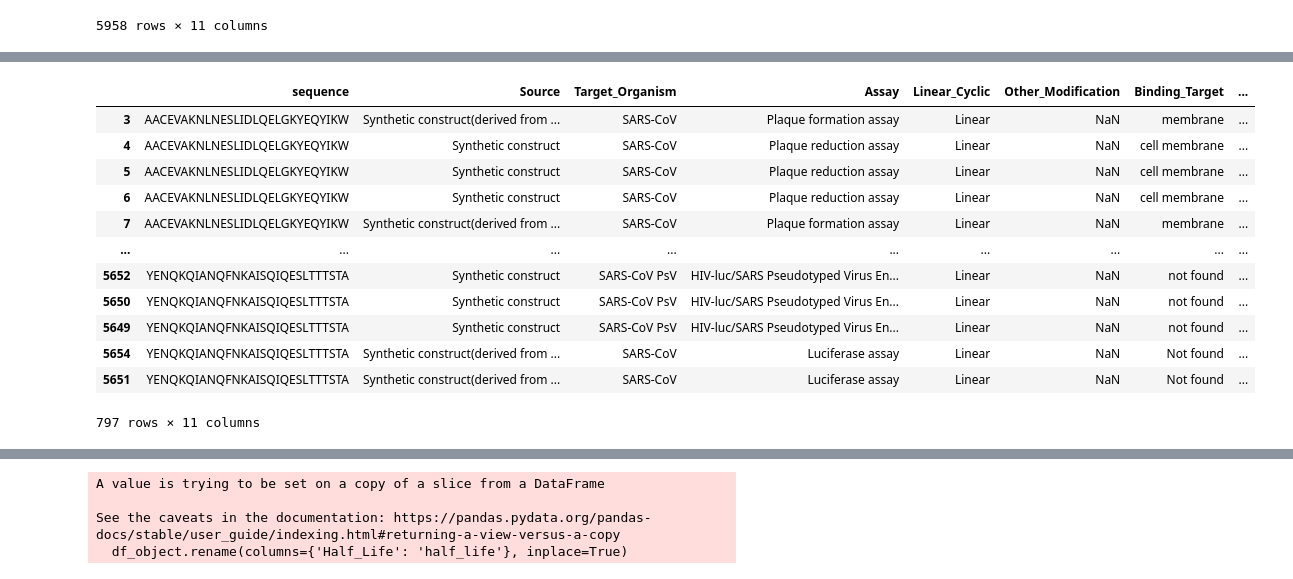
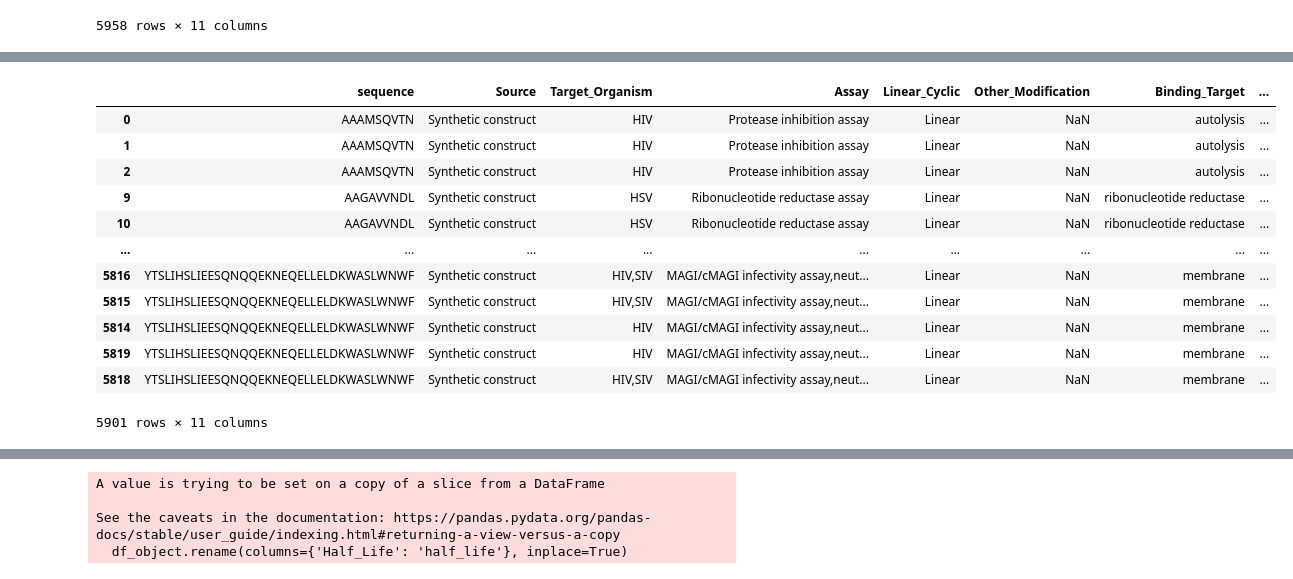
Before and after one commit to Jmartingar/Half-Life_Code, a Jupyter notebook: Antiviral/2.transform_mod.ipynb, the cells around one changed output, grey strips where cells are left out. Saved outputs shown, nothing was run; the diff lists cells and outputs as text; code cells hidden in the pictures.

```diff
--- a/Antiviral/2.transform_mod.ipynb
+++ b/Antiviral/2.transform_mod.ipynb
@@ -72,6 +72,6 @@ df_data_duplicated
 # %%
 #separacion de datos duplicados que tengan la misma secuencia, modificaciones y half_life_seconds (de esto solo se guarda una copia)
-df_data_duplicated_2=(df2[df2.duplicated(subset=['sequence', 'modifications', 'Half_Life'], keep=False)]).sort_values(by='sequence')
+df_data_duplicated_2=(df2[df2.duplicated(subset=['sequence', 'Half_Life', 'experimental_characteristics'], keep=False)]).sort_values(by='sequence')
 df_data_duplicated_2
 # %% [output]
 |  | sequence | Source | Target_Organism | Assay | Linear_Cyclic | Other_Modification | Binding_Target | ... |
@@ -90,24 +90,24 @@ df_data_duplicated_2
 # %%
 #separacion de datos no duplicados
-df_not_duplicated=(df2[~df2.duplicated(subset=['sequence', 'modifications'], keep=False)]).sort_values(by='sequence')
+df_not_duplicated=(df2[~df2.duplicated(subset=['sequence', 'experimental_characteristics'], keep=False)]).sort_values(by='sequence')
 #se concatenan los datos no duplicados con los datos duplicados pero que se mantiene una copia
 #Como quito los datos duplicados que tiene casi todo igual
 df_not_duplicated=pd.concat([df_not_duplicated, df_data_duplicated_2])
 df_not_duplicated
 # %% [output]
 |  | sequence | Source | Target_Organism | Assay | Linear_Cyclic | Other_Modification | Binding_Target | ... |
-| 3 | AACEVAKNLNESLIDLQELGKYEQYIKW | Synthetic construct(derived from ... | SARS-CoV | Plaque formation assay | Linear | NaN | membrane | ... |
-| 4 | AACEVAKNLNESLIDLQELGKYEQYIKW | Synthetic construct | SARS-CoV | Plaque reduction assay | Linear | NaN | cell membrane | ... |
-| 5 | AACEVAKNLNESLIDLQELGKYEQYIKW | Synthetic construct | SARS-CoV | Plaque reduction assay | Linear | NaN | cell membrane | ... |
-| 6 | AACEVAKNLNESLIDLQELGKYEQYIKW | Synthetic construct | SARS-CoV | Plaque reduction assay | Linear | NaN | cell membrane | ... |
-| 7 | AACEVAKNLNESLIDLQELGKYEQYIKW | Synthetic construct(derived from ... | SARS-CoV | Plaque formation assay | Linear | NaN | membrane | ... |
+| 0 | AAAMSQVTN | Synthetic construct | HIV | Protease inhibition assay | Linear | NaN | autolysis | ... |
+| 1 | AAAMSQVTN | Synthetic construct | HIV | Protease inhibition assay | Linear | NaN | autolysis | ... |
+| 2 | AAAMSQVTN | Synthetic construct | HIV | Protease inhibition assay | Linear | NaN | autolysis | ... |
+| 9 | AAGAVVNDL | Synthetic construct | HSV | Ribonucleotide reductase assay | Linear | NaN | ribonucleotide reductase | ... |
+| 10 | AAGAVVNDL | Synthetic construct | HSV | Ribonucleotide reductase assay | Linear | NaN | ribonucleotide reductase | ... |
 | ... | ... | ... | ... | ... | ... | ... | ... | ... |
-| 5652 | YENQKQIANQFNKAISQIQESLTTTSTA | Synthetic construct | SARS-CoV PsV | HIV‐luc/SARS Pseudotyped Virus En... | Linear | NaN | not found | ... |
-| 5650 | YENQKQIANQFNKAISQIQESLTTTSTA | Synthetic construct | SARS-CoV PsV | HIV‐luc/SARS Pseudotyped Virus En... | Linear | NaN | not found | ... |
-| 5649 | YENQKQIANQFNKAISQIQESLTTTSTA | Synthetic construct | SARS-CoV PsV | HIV‐luc/SARS Pseudotyped Virus En... | Linear | NaN | not found | ... |
-| 5654 | YENQKQIANQFNKAISQIQESLTTTSTA | Synthetic construct(derived from ... | SARS-CoV | Luciferase assay | Linear | NaN | Not found | ... |
-| 5651 | YENQKQIANQFNKAISQIQESLTTTSTA | Synthetic construct(derived from ... | SARS-CoV | Luciferase assay | Linear | NaN | Not found | ... |
+| 5816 | YTSLIHSLIEESQNQQEKNEQELLELDKWASLWNWF | Synthetic construct | HIV,SIV | MAGI/cMAGI infectivity assay,neut... | Linear | NaN | membrane | ... |
+| 5815 | YTSLIHSLIEESQNQQEKNEQELLELDKWASLWNWF | Synthetic construct | HIV,SIV | MAGI/cMAGI infectivity assay,neut... | Linear | NaN | membrane | ... |
+| 5814 | YTSLIHSLIEESQNQQEKNEQELLELDKWASLWNWF | Synthetic construct | HIV | MAGI/cMAGI infectivity assay,neut... | Linear | NaN | membrane | ... |
+| 5819 | YTSLIHSLIEESQNQQEKNEQELLELDKWASLWNWF | Synthetic construct | HIV | MAGI/cMAGI infectivity assay,neut... | Linear | NaN | membrane | ... |
+| 5818 | YTSLIHSLIEESQNQQEKNEQELLELDKWASLWNWF | Synthetic construct | HIV,SIV | MAGI/cMAGI infectivity assay,neut... | Linear | NaN | membrane | ... |
-797 rows × 11 columns
+5901 rows × 11 columns
 # %%
 #se borran valores nulos y se eliminan los duplicados sobrantes de los que se guarda una copia y se ordenan los datos
 df_not_duplicated.dropna(subset=['sequence', 'Half_Life'], inplace=True)
```
Also changed, not shown: parts of 10 cells of this notebook, 49 other files.
